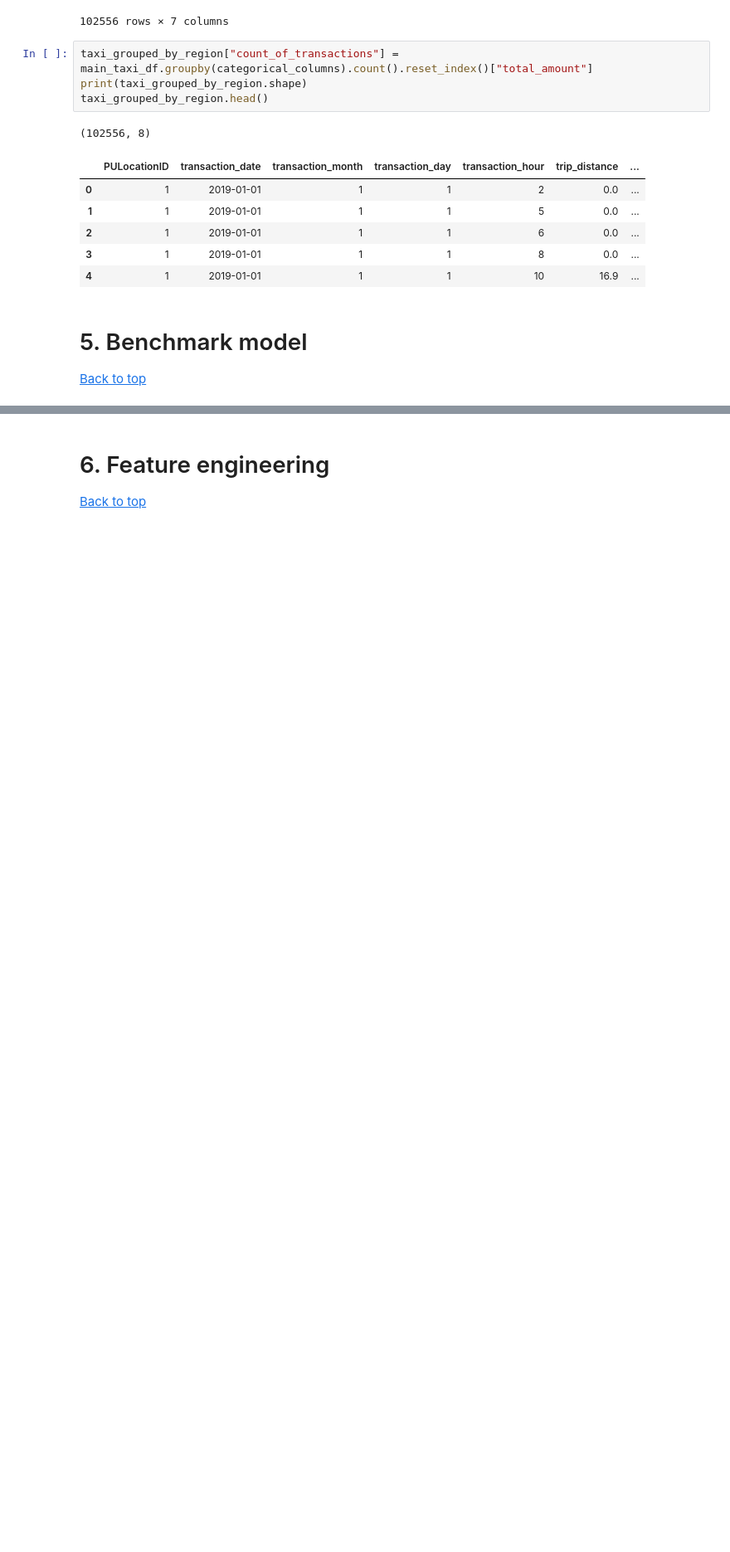
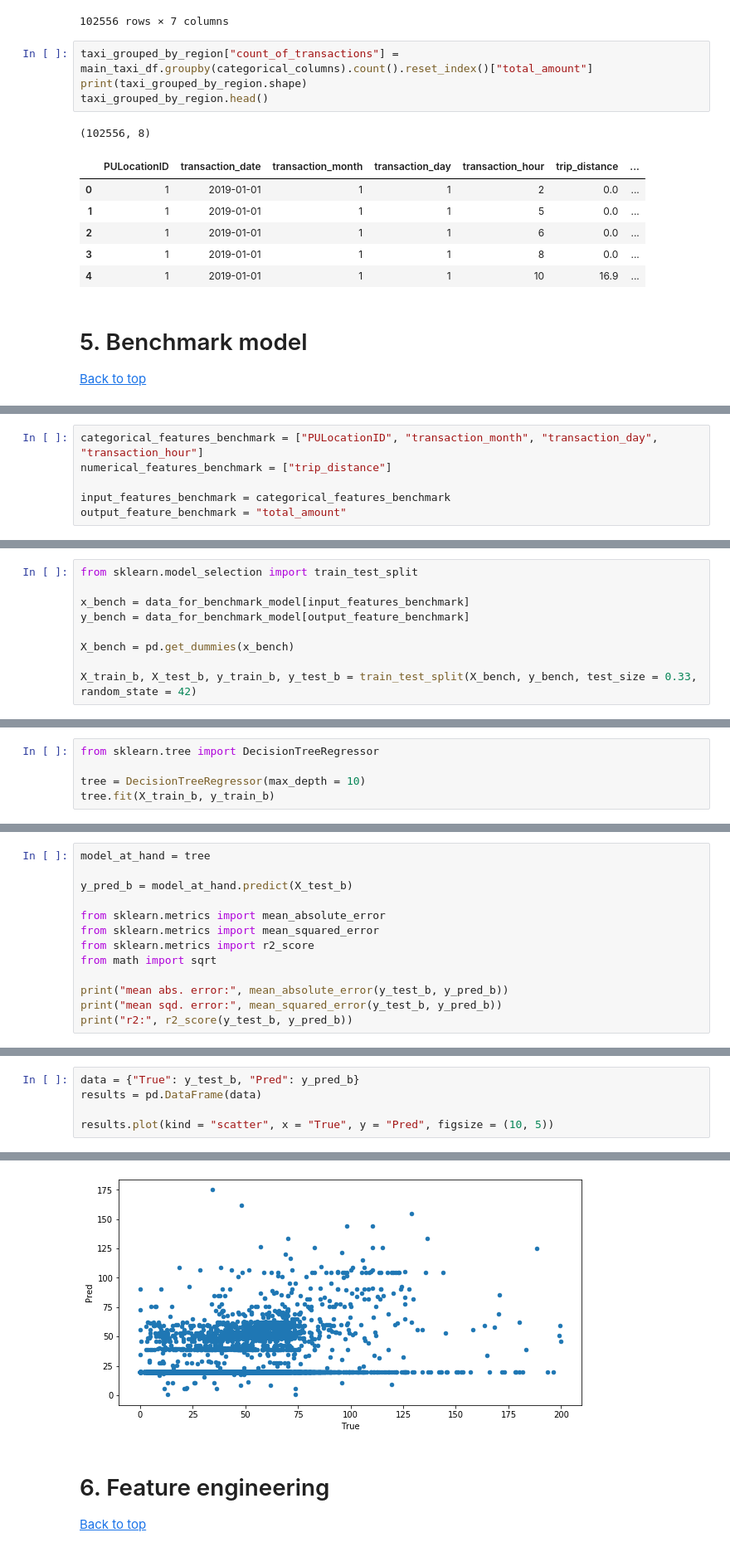
Before and after one commit to dom-emery96/New-York-Taxi-Analysis, a Jupyter notebook: New-York-Taxi-Analysis.ipynb, the cells around one changed output, grey strips where cells are left out. Shown at 83% size. Cells and saved outputs as stored; diff of their text form; blank space fills up the shorter version.

```diff
--- a/New-York-Taxi-Analysis.ipynb
+++ b/New-York-Taxi-Analysis.ipynb
@@ -403,0 +427,6 @@ taxi_grouped_by_region.head()
+# %%
+categorical_features_benchmark = ["PULocationID", "transaction_month", "transaction_day", "transaction_hour"]
+numerical_features_benchmark = ["trip_distance"]
+
+input_features_benchmark = categorical_features_benchmark
+output_feature_benchmark = "total_amount"
@@ -403,0 +435,9 @@ taxi_grouped_by_region.head()
+# %%
+from sklearn.model_selection import train_test_split
+
+x_bench = data_for_benchmark_model[input_features_benchmark]
+y_bench = data_for_benchmark_model[output_feature_benchmark]
+
+X_bench = pd.get_dummies(x_bench)
+
+X_train_b, X_test_b, y_train_b, y_test_b = train_test_split(X_bench, y_bench, test_size = 0.33, random_state = 42)
@@ -403,0 +446,5 @@ taxi_grouped_by_region.head()
+# %%
+from sklearn.tree import DecisionTreeRegressor
+
+tree = DecisionTreeRegressor(max_depth = 10)
+tree.fit(X_train_b, y_train_b)
@@ -403,0 +460,13 @@ taxi_grouped_by_region.head()
+# %%
+model_at_hand = tree
+
+y_pred_b = model_at_hand.predict(X_test_b)
+
+from sklearn.metrics import mean_absolute_error
+from sklearn.metrics import mean_squared_error
+from sklearn.metrics import r2_score
+from math import sqrt
+
+print("mean abs. error:", mean_absolute_error(y_test_b, y_pred_b))
+print("mean sqd. error:", mean_squared_error(y_test_b, y_pred_b))
+print("r2:", r2_score(y_test_b, y_pred_b))
@@ -403,0 +477,6 @@ taxi_grouped_by_region.head()
+# %%
+data = {"True": y_test_b, "Pred": y_pred_b}
+results = pd.DataFrame(data)
+
+results.plot(kind = "scatter", x = "True", y = "Pred", figsize = (10, 5))
+# %% [output]
@@ -404,3 +484,4 @@ taxi_grouped_by_region.head()
+[figure, added]
 # %% [markdown]
 # 6. Feature engineering <a id='feature_engineering'></a>
 [Back to top](#table_of_contents)
```
Also changed, not shown: parts of 43 cells of this notebook.
